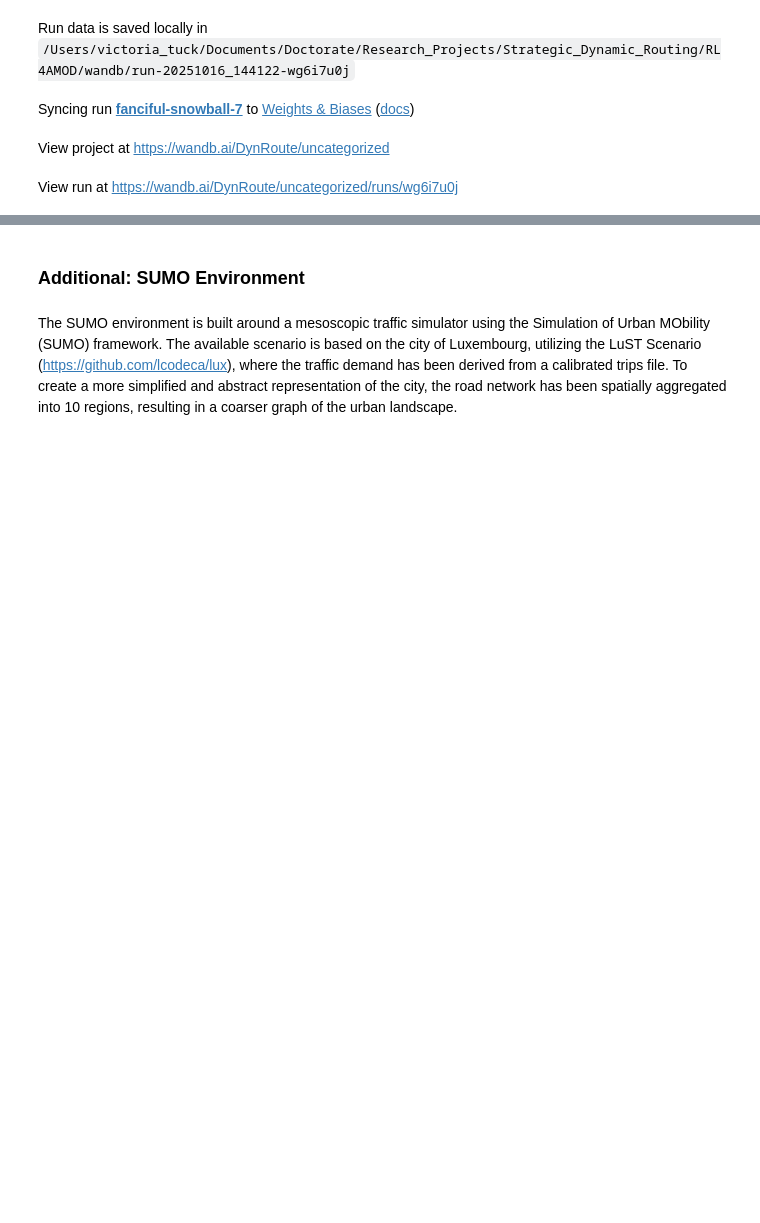
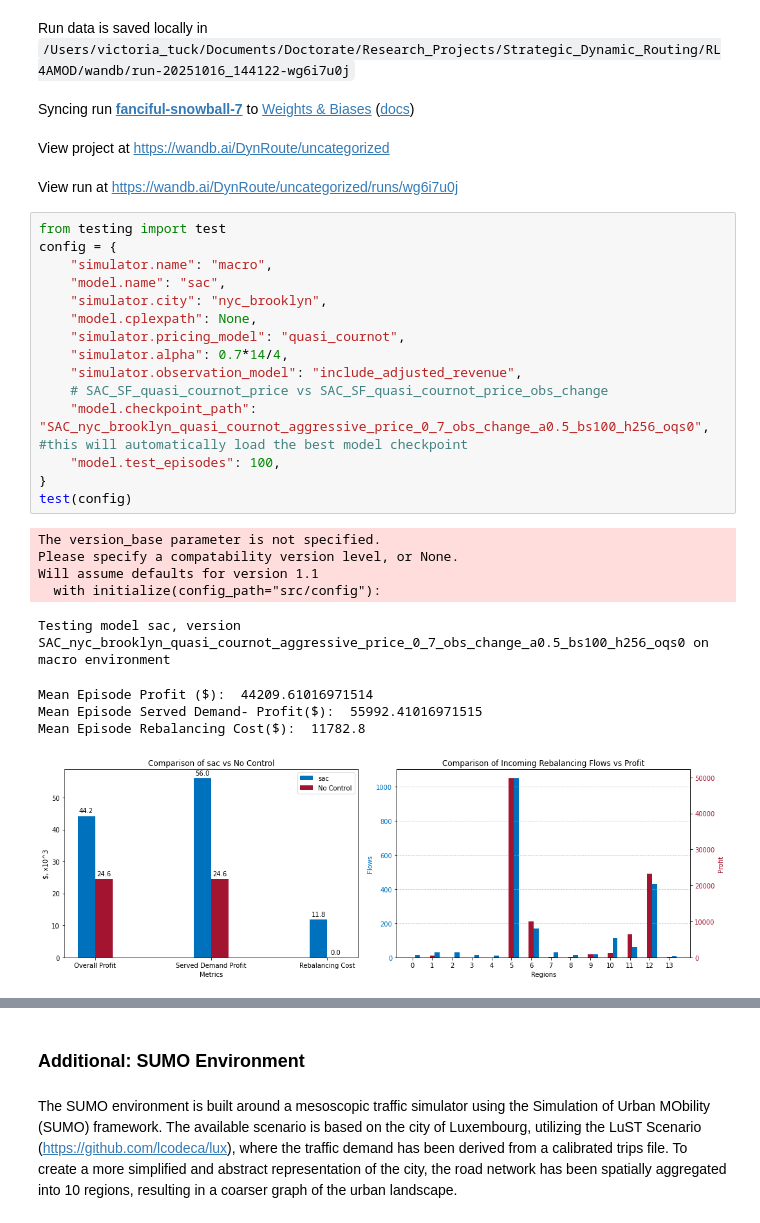
Before and after one commit to sastry-group/Dynamic-Routing-with-Competition, a Jupyter notebook: tutorial.ipynb, the cells around one changed output, grey strips where cells are left out. Drawn from its saved outputs; the diff is of its cells as text; blank space fills up the shorter version.

Commit message:
extra code to test a lot of runs in the tutorial.ipynb

```diff
--- a/tutorial.ipynb
+++ b/tutorial.ipynb
@@ -270,3 +270,28 @@ Run data is saved locally in /Users/victoria_tuck/Documents/Doctorate/Research_P
 Syncing run fanciful-snowball-7 to Weights & Biases (docs)
 View project at https://wandb.ai/DynRoute/uncategorized
 View run at https://wandb.ai/DynRoute/uncategorized/runs/wg6i7u0j
+# %%
+from testing import test
+config = {
+    "simulator.name": "macro",
+    "model.name": "sac",
+    "simulator.city": "nyc_brooklyn",
+    "model.cplexpath": None,
+    "simulator.pricing_model": "quasi_cournot",
+    "simulator.alpha": 0.7*14/4,
+    "simulator.observation_model": "include_adjusted_revenue",
+    # SAC_SF_quasi_cournot_price vs SAC_SF_quasi_cournot_price_obs_change
+    "model.checkpoint_path": "SAC_nyc_brooklyn_quasi_cournot_aggressive_price_0_7_obs_change_a0.5_bs100_h256_oqs0", #this will automatically load the best model checkpoint
+    "model.test_episodes": 100,
+}
+test(config)
+# %% [output]
+The version_base parameter is not specified.
+Please specify a compatability version level, or None.
+Will assume defaults for version 1.1
+  with initialize(config_path="src/config"):
+Testing model sac, version SAC_nyc_brooklyn_quasi_cournot_aggressive_price_0_7_obs_change_a0.5_bs100_h256_oqs0 on macro environment
+Mean Episode Profit ($):  44209.61016971514
+Mean Episode Served Demand- Profit($):  55992.41016971515
+Mean Episode Rebalancing Cost($):  11782.8
+[figure, added]
```
Also changed, not shown: parts of 2 cells of this notebook, 2 other files.
